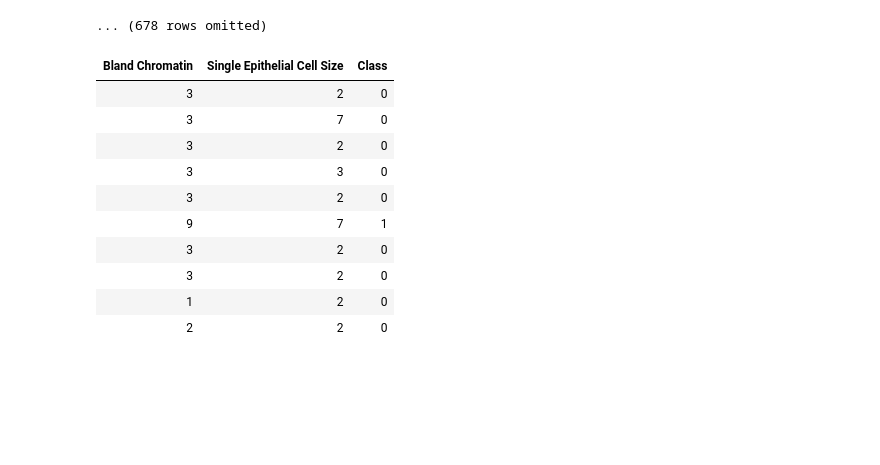
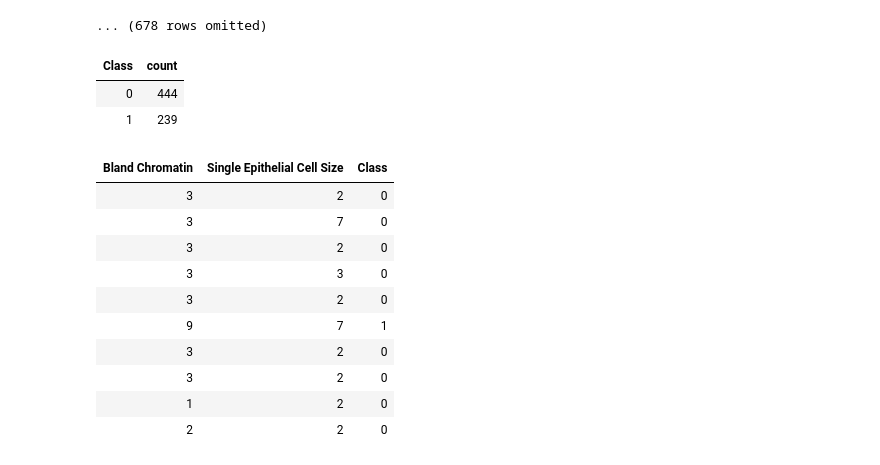
Before and after one commit to BC-COMS-1016/materials-sp22, a Jupyter notebook: demos/Lecture_24_completed.ipynb, the cells around one changed output. Cells and saved outputs as stored; diff of their text form; code cells hidden in the pictures; blank space fills up the shorter version.

```diff
--- a/demos/Lecture_24_completed.ipynb
+++ b/demos/Lecture_24_completed.ipynb
@@ -239,6 +239,12 @@ patients.show(5)
 | 6 | 8 | 8 | 1 | 3 | ... |
 | 4 | 1 | 1 | 3 | 2 | ... |
 ... (678 rows omitted)
+# %%
+patients.group('Class')
+# %% [output]
+| Class | count |
+| 0 | 444 |
+| 1 | 239 |
 # %%
 patients.select('Bland Chromatin', 'Single Epithelial Cell Size',
                 'Class')
```
Also changed, not shown: parts of 27 cells of this notebook, 1 other file.
